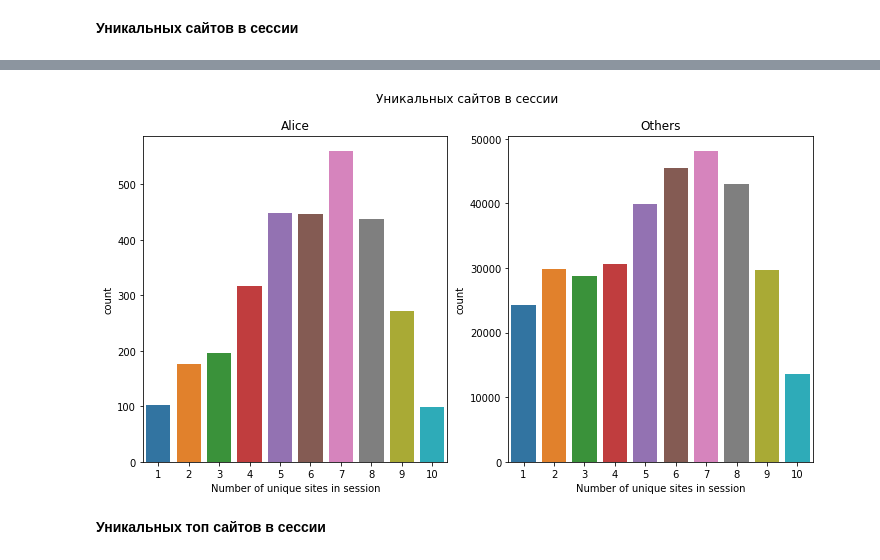
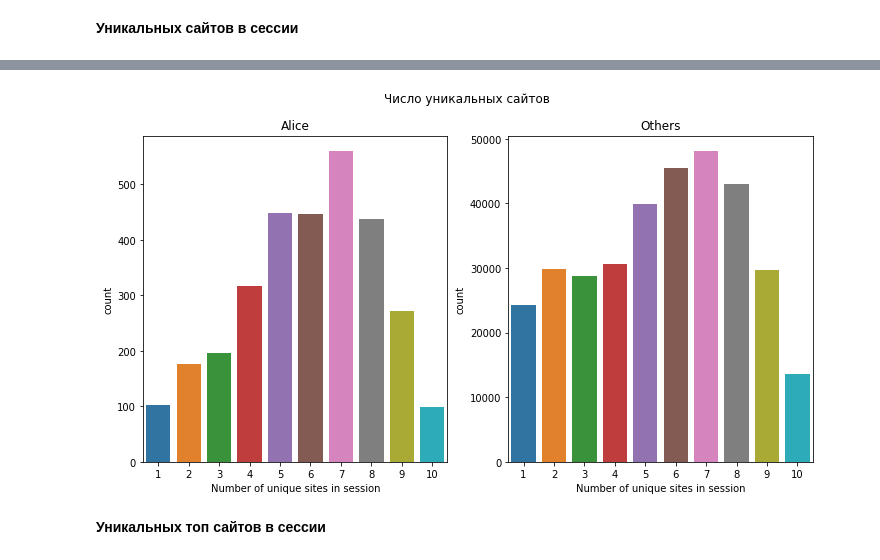
Before and after one commit to lasados/User-Identification, a Jupyter notebook: Summary of proj on Coursera.ipynb, the cells around one changed output, grey strips where cells are left out. Drawn from its saved outputs; the diff is of its cells as text; code cells hidden in the pictures.

```diff
--- a/Summary of proj on Coursera.ipynb
+++ b/Summary of proj on Coursera.ipynb
@@ -296,0 +385,40 @@ plt.xlabel('Number of top sites in session');
+# %%
+def compute_stat_sites(data_sites, top_sites_id=top_sites):
+    ''' Compute number of top sites in session,
+                number of unique sites in session,
+                number of top unique sites in session.
+
+    Arguments:
+        data_sites: pd.DataFrame
+            session - row with site id
+        top_sites_id: list with integers
+            id of top 24 sites
+
+    Returns:
+        data_stat: pd.DataFrame
+            | n_top | n_unique | n_top_unique |
+    '''
+    data = data_sites.copy()
+    data_stat = pd.DataFrame(index=data.index)
+
+    shape_0 = data.shape[0]
+    shape_1 = data.shape[1]
+
+    # Number of top sites in session for each row
+    n_top = [sum([data.iloc[i,k] in top_sites_id for k in range(shape_1)]) for i in range(shape_0)]
+
+    # Number of unique sites in session for each row
+    n_unique = [len(set(data.iloc[i]) - {0}) for i in range(shape_0)]
+
+    # Number of unique top sites in session for each row
+    n_top_unique = [len(set(data.iloc[i]) & set(top_sites_id)) for i in range(shape_0)]
+
+    data_stat['n_top'] = n_top
+    data_stat['n_unique'] = n_unique
+    data_stat['n_top_unique'] = n_top_unique
+
+    return data_stat
+# %%
+%%time
+stat_sites_data = compute_stat_sites(train_test_df_sites)
+stat_sites_data.head()
@@ -313,16 +442,8 @@ Wall time: 1min 52s
-# %%
-plt.subplots(1, 2, figsize = (12, 6))
-plt.suptitle('Уникальных сайтов в сессии')
-plt.subplot(1, 2, 1)
-sns.countplot(train_test_df_date['n_unique'][train_df['target'] == 1])
-plt.title("Alice")
-plt.xlabel('Number of unique sites in session')
-
-plt.subplot(1, 2, 2)
-sns.countplot(train_test_df_date['n_unique'][train_df['target'] == 0])
-plt.title('Others')
-plt.xlabel('Number of unique sites in session');
-# %% [output]
-[figure, removed]
+# %%
+plot_alice(plot_method=sns.countplot, data_to_plot=stat_sites_data,
+           feature_name='n_unique', suptitle='Число уникальных сайтов',
+           xlabel='Number of unique sites in session')
+# %% [output]
+[figure, added]
 # %% [markdown]
 **Уникальных топ сайтов в сессии**
```
Also changed, not shown: parts of 42 cells of this notebook.
